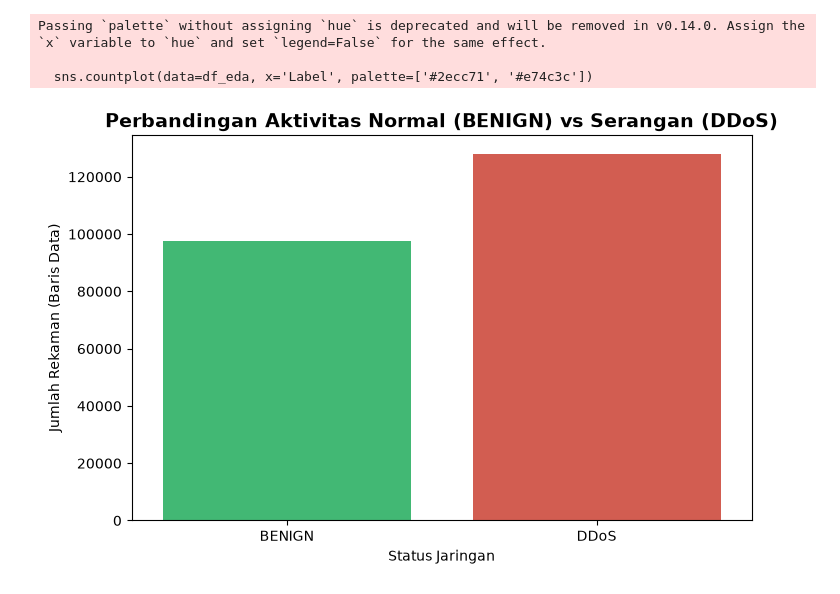
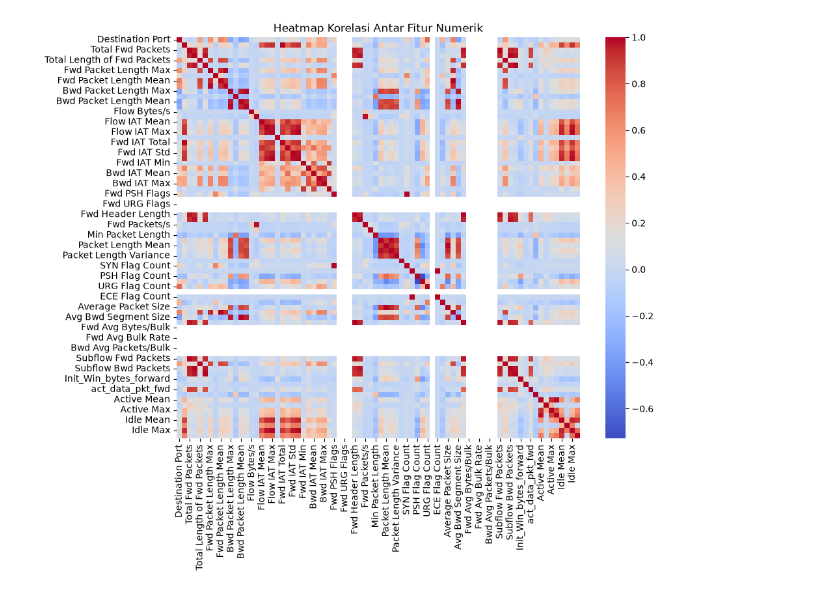
Before and after one commit to yosuaadev/AI_Cyber_Guard, a Jupyter notebook: 00_EDA.ipynb, the cells around one changed output. Saved outputs shown, nothing was run; the diff lists cells and outputs as text; code cells hidden in the pictures.

Commit message:
Refactor notebook execution counts and update comments for clarity; added data preview output

```diff
--- a/00_EDA.ipynb
+++ b/00_EDA.ipynb
@@ -1,15 +1,12 @@
 # %%
+# Cell 1: Import library dan load dataset
 import pandas as pd
-import numpy as np
 import matplotlib.pyplot as plt
 import seaborn as sns
 
-print("Membaca data untuk dianalisis...")
+# Membaca dataset dari folder dataset
 df = pd.read_csv('dataset/Train_data.csv')
-df.columns = df.columns.str.strip()
-df = df.replace([np.inf, -np.inf], np.nan).dropna()
 
-fitur_pilihan = ['Destination Port', 'Flow Duration', 'Total Fwd Packets', 'Total Backward Packets', 'Label']
-df_eda = df[fitur_pilihan]
-print("Data siap divisualisasikan!")
+# Menampilkan 5 baris pertama untuk memastikan data berhasil dimuat
+df.head()
 # %% [output]
@@ -18,13 +20,14 @@ Data siap divisualisasikan!
 # %%
-plt.figure(figsize=(8, 5))
-# Bikin grafik batang (bar chart)
-sns.countplot(data=df_eda, x='Label', palette=['#2ecc71', '#e74c3c'])
-plt.title("Perbandingan Aktivitas Normal (BENIGN) vs Serangan (DDoS)", fontsize=14, fontweight='bold')
-plt.xlabel("Status Jaringan")
-plt.ylabel("Jumlah Rekaman (Baris Data)")
+# Cell 2: Membuat Heatmap Korelasi
+plt.figure(figsize=(10, 8))
+
+# Memilih hanya kolom yang berisi angka (numerik) untuk dihitung korelasinya
+numeric_df = df.select_dtypes(include=['number'])
+
+# Membuat heatmap menggunakan seaborn
+sns.heatmap(numeric_df.corr(), annot=False, cmap='coolwarm')
+
+plt.title('Heatmap Korelasi Antar Fitur Numerik')
 plt.show()
 # %% [output]
-Passing `palette` without assigning `hue` is deprecated and will be removed in v0.14.0. Assign the `x` variable to `hue` and set `legend=False` for the same effect.
-
-  sns.countplot(data=df_eda, x='Label', palette=['#2ecc71', '#e74c3c'])
-[figure, old version]
+[figure, new version]
```
Also changed, not shown: parts of 3 cells of this notebook, 1 other file.
